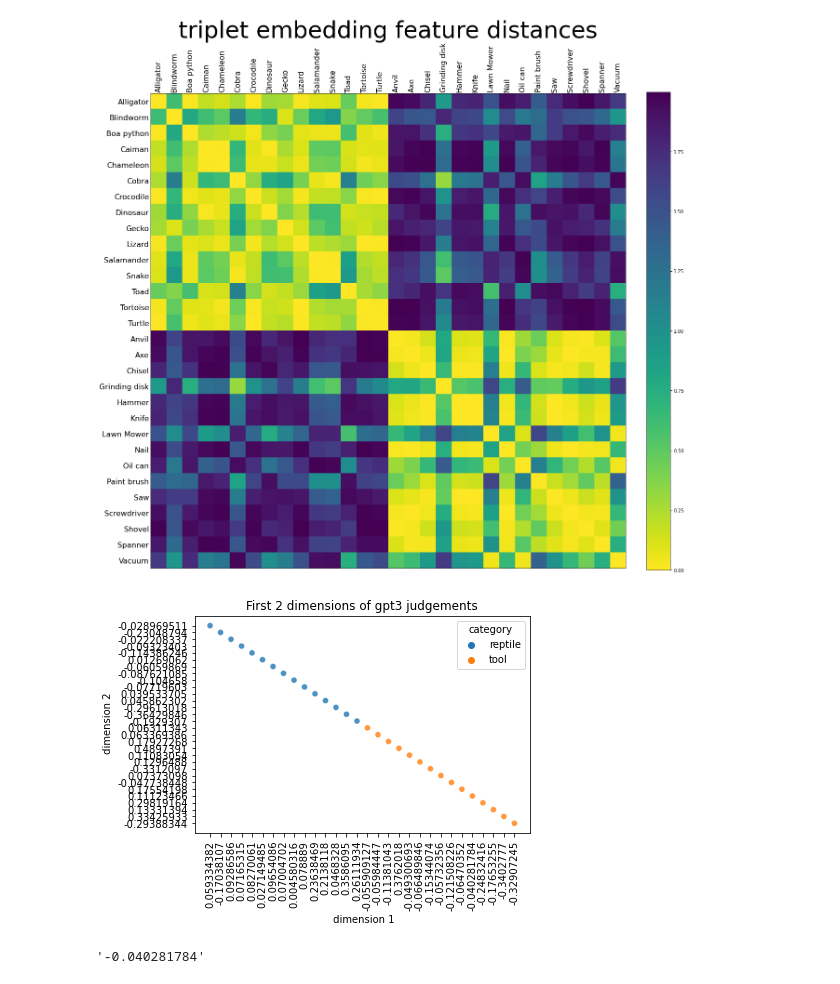
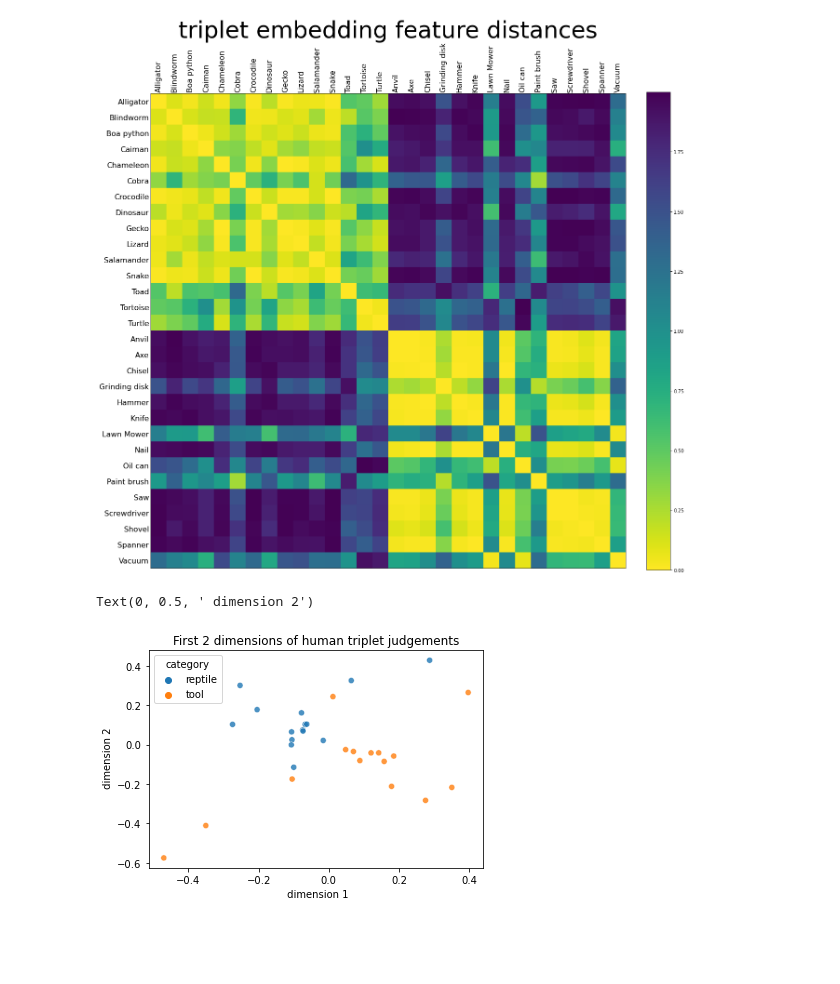
Before and after one commit to siddsuresh97/conceptual_representations_gpt, a Jupyter notebook: src/nb/triplet_cleaning.ipynb, the cells around one changed output. Saved outputs shown, nothing was run; the diff lists cells and outputs as text; code cells hidden in the pictures; blank space fills up the shorter version.

Commit message:
updates with social concepts

```diff
--- a/src/nb/triplet_cleaning.ipynb
+++ b/src/nb/triplet_cleaning.ipynb
@@ -11,4 +17,13 @@ trips_df = pd.read_csv('../../results/reptile_tool/davinci_triplet_feature_list_
 # %%
+##load in GPT triplets
+
+trips_df_1 = pd.read_csv('../../results/reptile_tool/davinci_triplet_feature_list_pruned.csv', index_col=0).reset_index()
+trips_df_2 =  pd.read_csv('../../results/reptile_tool/davinci_triplet_feature_list_2.csv', index_col=0).reset_index()
+
+##concatenate data from both rounds of collection
+trips_df = pd.concat((trips_df_1,trips_df_2),axis=0)
+
+## reformat the dataframe to be salmon friendly
 heads = []
 winners = []
 losers =[]
@@ -26,4 +39,8 @@ concept_to_int_dict = dict(zip(np.unique(trips_df),np.arange(30)))
 # %%
-concept_to_int_dict = dict(zip(np.unique(trips_df),np.arange(30)))
-int_to_concept_dict = dict(zip(np.arange(30),np.unique(trips_df)))
-trips_df = trips_df.applymap(lambda x : concept_to_int_dict[x])
+
+## generate a dictionary that maps the concepts to numbers like Salmon does
+
+concept_to_int_dict = dict(zip(np.unique(trips_df),np.arange(len(np.unique(trips_df)))))
+
+## generate a reverse dictionary
+int_to_concept_dict = dict(zip(np.arange(len(np.unique(trips_df))),np.unique(trips_df)))
@@ -54,6 +75,6 @@ fit_online=True
 if fit_online:
     model = OfflineEmbedding(n=n, d=d, max_epochs=8000,verbose=50)
     model.fit(X_train, X_test)
-    with open('../../results/reptile_tool/reptile_tool_embeds.pkl', 'wb') as f:
+    with open('../../results/reptile_tool/reptile_tool_gpt_embeds.pkl', 'wb') as f:
         pickle.dump(model, f)
 # %% [output]
@@ -77,3 +98,7 @@ mean minus current 0.004807504740628299 1900
 # %%
-embeddings_df = pd.DataFrame(np.hstack((np.array(list(concept_to_int_dict.keys())).reshape(30,1),model.embedding_)))
-embeddings_df.columns = ['concept','embed_1','embed_2','embed_3']
+embeddings_df_gpt = pd.DataFrame(np.hstack((np.array(list(concept_to_int_dict.keys())).reshape(n,1),model.embedding_)))
+embeddings_df_gpt.columns = ['concept','embed_1','embed_2','embed_3']
+
+embeddings_df_gpt['category'] = embeddings_df_gpt.apply(lambda x: concept_to_category[x['concept']],axis=1)
+embeddings_df_gpt = embeddings_df_gpt.sort_values(by = ['category','concept']).reset_index(drop=True)
+embeddings_df_gpt[['embed_1','embed_2','embed_3']]= embeddings_df_gpt[['embed_1','embed_2','embed_3']].astype('float64')
@@ -85,36 +107,31 @@ embeddings_df.to_csv('../../data/reptile_tool/reptile_tool_embedding_df.csv')
 # %%
 import scipy
 import matplotlib.pyplot as plt
-pdmat = scipy.spatial.distance.squareform(scipy.spatial.distance.pdist(embeddings_df[['embed_1','embed_2','embed_3']], metric='cosine'))
+pdmat = scipy.spatial.distance.squareform(scipy.spatial.distance.pdist(embeddings_df_gpt[['embed_1','embed_2','embed_3']], metric='cosine'))
 
 plt.figure(figsize=(20,20))
 plt.matshow(pdmat,fignum=1,cmap=plt.get_cmap('viridis_r'))
 plt.tick_params(axis='both', labelsize=0, length = 0)
-plt.xticks(range(embeddings_df.shape[0]),embeddings_df.concept,fontsize=16, rotation=90)
-plt.yticks(range(embeddings_df.shape[0]),embeddings_df.concept,fontsize=16)
+plt.xticks(range(embeddings_df_gpt.shape[0]),embeddings_df_gpt.concept,fontsize=16, rotation=90)
+plt.yticks(range(embeddings_df_gpt.shape[0]),embeddings_df_gpt.concept,fontsize=16)
 cb = plt.colorbar(fraction=0.046, pad=0.04)
 plt.title('triplet embedding feature distances', fontsize=50)
 #plt.savefig('part_dist.pdf', bbox_inches='tight')
 plt.show()
 # %% [output]
-[figure, old version]
+[figure, new version]
 # %%
 import seaborn as sns
 sns.scatterplot(
             x="embed_1", y="embed_2",
             hue="category",
             #palette=sns.color_palette(pca_pal),
-            data=embeddings_df,
+            data=embeddings_df_gpt,
             legend="full",
             alpha=0.8
-        ).set_title(f'First 2 dimensions of gpt3 judgements')
+        ).set_title(f'First 2 dimensions of human triplet judgements')
 plt.xlabel(' dimension 1')
 plt.ylabel(' dimension 2')
-plt.xticks(rotation=90)
-plt.show()
 # %% [output]
+Text(0, 0.5, ' dimension 2')
-[figure, old version]
+[figure, new version]
-# %%
-embeddings_df['embed_1'].min()
-# %% [output]
-'-0.040281784'
```
Also changed, not shown: parts of 59 cells of this notebook, 16 other files.
